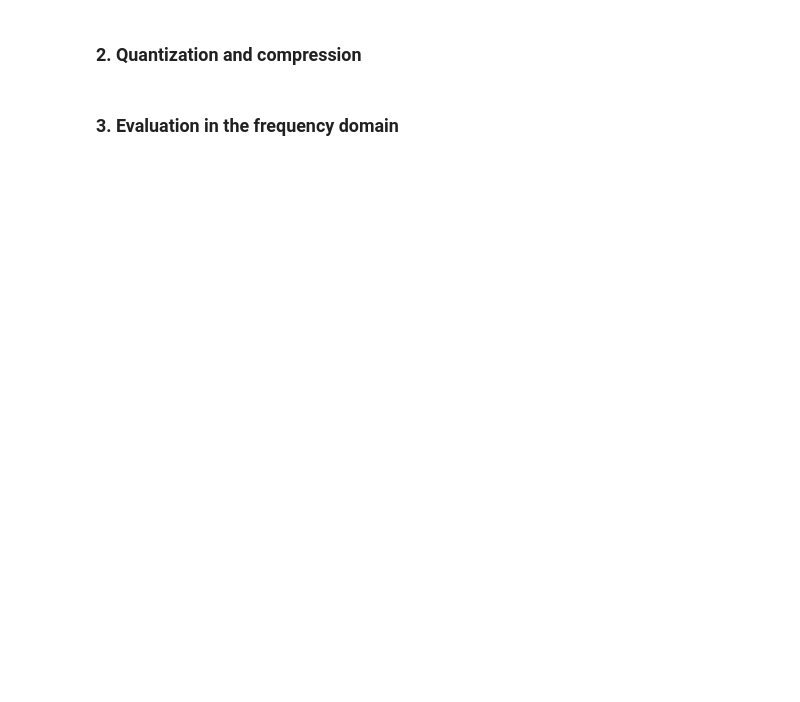
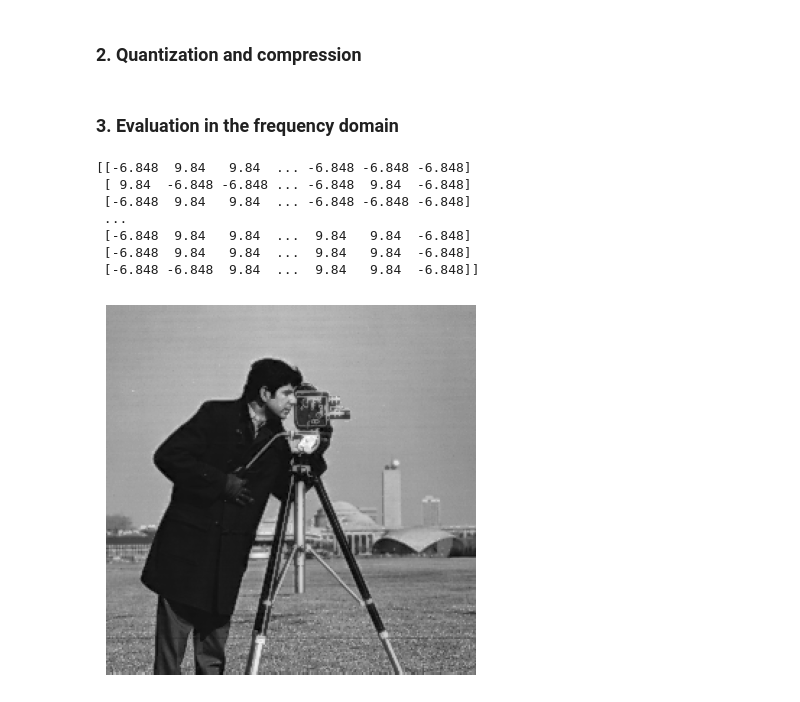
Before and after one commit to zimop/LaplacianCompression, a Jupyter notebook: COMP90086_asst1_2023/COMP90086_asst1_2023.ipynb, the cells around one changed output. Drawn from its saved outputs; the diff is of its cells as text; code cells hidden in the pictures; blank space fills up the shorter version.

```diff
--- a/COMP90086_asst1_2023/COMP90086_asst1_2023.ipynb
+++ b/COMP90086_asst1_2023/COMP90086_asst1_2023.ipynb
@@ -221,3 +101,61 @@ plt.show()
 ### 2. Quantization and compression
 # %% [markdown]
 ### 3. Evaluation in the frequency domain
+# %%
+def quantization(layer, bits):
+    picture = layer
+    picture = picture.astype(np.float16)
+    total_bins = 2**bits
+    height = layer.shape[0]
+    width = layer.shape[1]
+    if total_bins > (height*width):
+        print("too many bins")
+        return
+    layer = layer.ravel()
+    layer = layer.astype(np.float16)
+    sorted_layer = np.sort(layer)
+    layer = sorted_layer.reshape(total_bins, -1)
+
+    bins = [[x[0], x[-1]] for x in layer]
+    prev_bin = -1
+    new_bins = []
+    for binn in bins:
+        x = binn[0]
+        y = binn[1]
+        if x == prev_bin:
+            x = x+1
+        new_bins.append((x, y))
+        prev_bin = y
+    avg_dicts = {binn: (sorted_layer[(sorted_layer>=binn[0]) & (sorted_layer <= binn[1])]).mean() for binn in new_bins}
+    new_picture = np.array([put_bins(avg_dicts, row) for row in picture])
+    return (new_picture)
+
+
+
+
+def put_bins(bins,row):
+    size = 0
+    for value in row:
+        for binn in bins.keys():
+            if (value >= binn[0]) & (value <= binn[1]):
+                row[size] = bins[binn]
+        size += 1
+    return row
+
+##layers = np.arange(0, 16).reshape(4,4)
+##layers = np.append(layers, [[1,1,2,3]], axis = 0)
+print(quantization(layers[0], 1))
+new_layers = {0: quantization(layers[0], 4), 1: quantization(layers[1], 5), 2: layers[2], 3: layers[3], 4: layers[4]}
+img = recreation(new_layers)
+plt.imshow(img, cmap = 'gray')
+plt.axis('off')
+plt.show()
+# %% [output]
+[[-6.848  9.84   9.84  ... -6.848 -6.848 -6.848]
+ [ 9.84  -6.848 -6.848 ... -6.848  9.84  -6.848]
+ [-6.848  9.84   9.84  ... -6.848 -6.848 -6.848]
+ ...
+ [-6.848  9.84   9.84  ...  9.84   9.84  -6.848]
+ [-6.848  9.84   9.84  ...  9.84   9.84  -6.848]
+ [-6.848 -6.848  9.84  ...  9.84   9.84  -6.848]]
+[figure, added]
```
Also changed, not shown: parts of 2 cells of this notebook, 1 other file.
